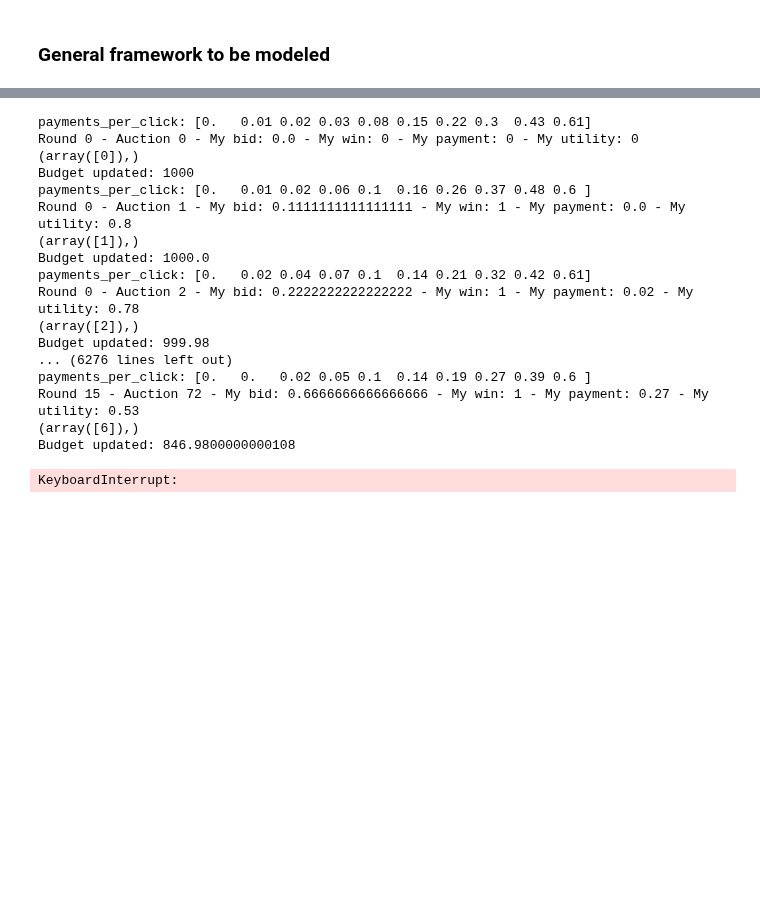
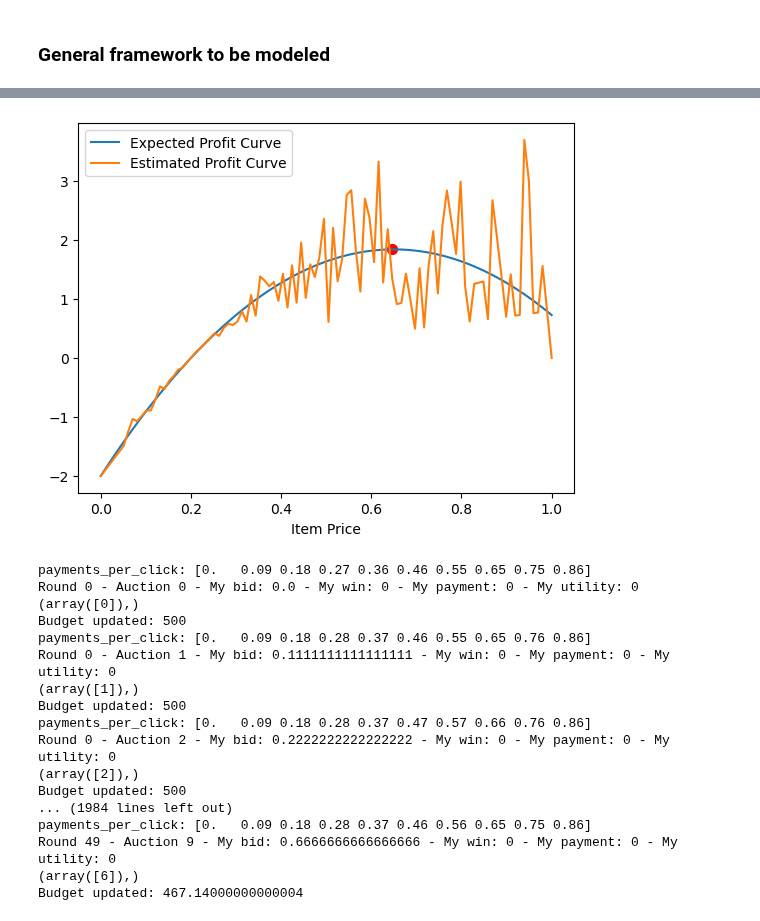
Before and after one commit to giulio8/OLA_project, a Jupyter notebook: Stochastic_env.ipynb, the cells around one changed output, grey strips where cells are left out. Drawn from its saved outputs; the diff is of its cells as text; code cells hidden in the pictures; blank space fills up the shorter version.

```diff
--- a/Stochastic_env.ipynb
+++ b/Stochastic_env.ipynb
@@ -211,35 +258,22 @@ class UCB_agent:
+# %%
+# profit curve = demand curve * profit per price
+expected_profit_curve = N_USERS*conversion_probability(prices)*(prices-cost)
+
+estimated_profit_curve = np.random.binomial(N_USERS, conversion_probability(prices))*(prices-cost)
+
+best_price_index = np.argmax(expected_profit_curve)
+best_price = prices[best_price_index]
+
+plt.figure()
+plt.plot(prices, expected_profit_curve, label='Expected Profit Curve')
+plt.plot(prices, estimated_profit_curve, label='Estimated Profit Curve')
+plt.scatter(best_price, expected_profit_curve[best_price_index], color='red', s=50)
+plt.xlabel('Item Price')
+plt.legend()
+plt.show();
+# %% [output]
+[figure, added]
 # %%
-# importing parameters
-import importlib
-importlib.reload(config)
-ITERATIONS = config.ITERATIONS
-AUCTIONS = config.AUCTIONS
-N_USERS = config.N_USERS
-N_ADVERTISERS = config.N_ADVERTISERS    # number of companies that compete for slot auctions, including myself
-NUMBER_OF_ARMS = config.NUMBER_OF_ARMS    # needed for the UCB algorithm
-PRICES = config.PRICES    # actual arms of the ucb algorithm
-BUDGET = config.BUDGET
-NUMBER_OF_SLOTS = config.NUMBER_OF_SLOTS
-LAMBDAS = np.flip(config.LAMBDAS)
-
-
-
-conversion_probability = lambda p: 1-p/20
-pricing_agent = pricing_agent(ITERATIONS, NUMBER_OF_ARMS)
-bidding_agent = UCB_agent(BUDGET, ITERATIONS, PRICES, N_ADVERTISERS,N_USERS)
-
-
-pse = pricing_stochastic_env(conversion_probability, cost=0.2)      # fix this!
-bse = bidding_stochastic_env(B=BUDGET, T=ITERATIONS, lambdas=LAMBDAS, n_advertisers=N_ADVERTISERS)
-
-my_valuation = 0.8      # randomly chosen
-utilities = np.array([])
-my_bids = np.array([])
-my_payments = np.array([])
-my_prices = np.array([])
-total_wins = 0
-
-
 for round in tqdm(range(ITERATIONS)):
     p_t = pricing_agent.pull_arm()    # pricing agent choose a price p for the product
     my_prices = np.append(my_prices, p_t)
@@ -266,24 +300,23 @@ for round in tqdm(range(ITERATIONS)):
         my_payments = np.append(my_payments, c_t)
         total_wins+=my_win
 # %% [output]
-payments_per_click: [0.   0.01 0.02 0.03 0.08 0.15 0.22 0.3  0.43 0.61]
+payments_per_click: [0.   0.09 0.18 0.27 0.36 0.46 0.55 0.65 0.75 0.86]
 Round 0 - Auction 0 - My bid: 0.0 - My win: 0 - My payment: 0 - My utility: 0
 (array([0]),)
-Budget updated: 1000
-payments_per_click: [0.   0.01 0.02 0.06 0.1  0.16 0.26 0.37 0.48 0.6 ]
-Round 0 - Auction 1 - My bid: 0.1111111111111111 - My win: 1 - My payment: 0.0 - My utility: 0.8
+Budget updated: 500
+payments_per_click: [0.   0.09 0.18 0.28 0.37 0.46 0.55 0.65 0.76 0.86]
+Round 0 - Auction 1 - My bid: 0.1111111111111111 - My win: 0 - My payment: 0 - My utility: 0
 (array([1]),)
-Budget updated: 1000.0
-payments_per_click: [0.   0.02 0.04 0.07 0.1  0.14 0.21 0.32 0.42 0.61]
-Round 0 - Auction 2 - My bid: 0.2222222222222222 - My win: 1 - My payment: 0.02 - My utility: 0.78
+Budget updated: 500
+payments_per_click: [0.   0.09 0.18 0.28 0.37 0.47 0.57 0.66 0.76 0.86]
+Round 0 - Auction 2 - My bid: 0.2222222222222222 - My win: 0 - My payment: 0 - My utility: 0
 (array([2]),)
-Budget updated: 999.98
-... (6276 lines left out)
-payments_per_click: [0.   0.   0.02 0.05 0.1  0.14 0.19 0.27 0.39 0.6 ]
-Round 15 - Auction 72 - My bid: 0.6666666666666666 - My win: 1 - My payment: 0.27 - My utility: 0.53
+Budget updated: 500
+... (1984 lines left out)
+payments_per_click: [0.   0.09 0.18 0.28 0.37 0.46 0.56 0.65 0.75 0.86]
+Round 49 - Auction 9 - My bid: 0.6666666666666666 - My win: 0 - My payment: 0 - My utility: 0
 (array([6]),)
-Budget updated: 846.9800000000108
+Budget updated: 467.14000000000004
-KeyboardInterrupt:
 # %%
 # stop_at paramter is a float in [0,1] which tells the percentage of the total iterations to plot
 def plot_stats(utilities_hist, bids_hist, payments_hist, prices_hist, stop_at=1):
```
Also changed, not shown: parts of 16 cells of this notebook, 1 other file.
